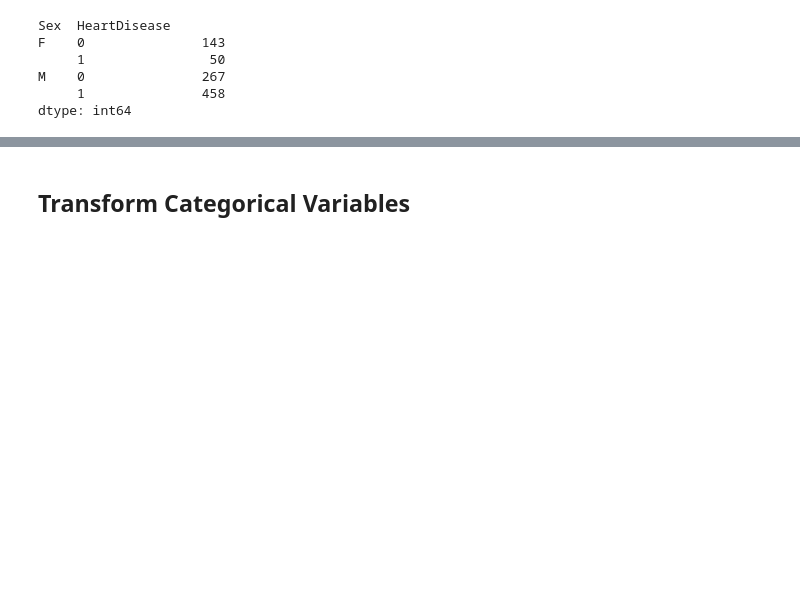
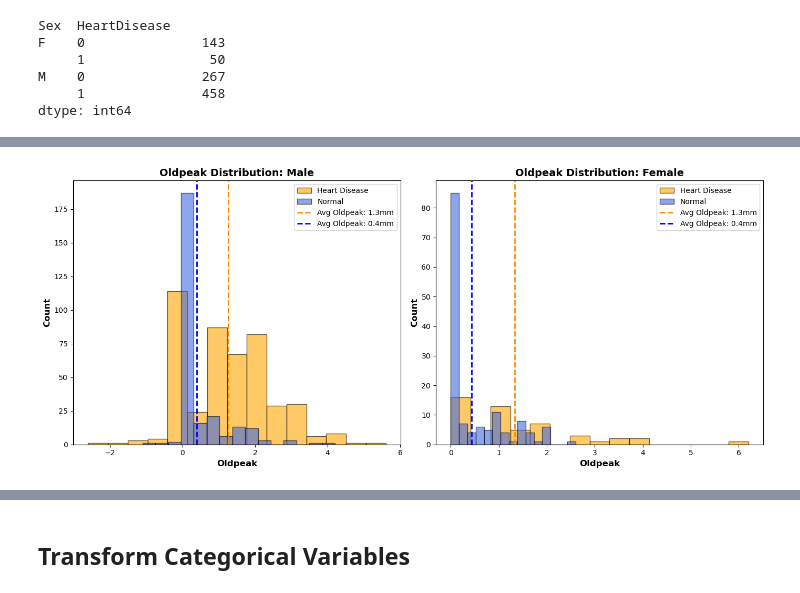
Before and after one commit to midorikawaguti/Heart_Failure_Prediction_Team_0, a Jupyter notebook: heart_failure_prediction-1.ipynb, the cells around one changed output, grey strips where cells are left out. Drawn from its saved outputs; the diff is of its cells as text; code cells hidden in the pictures; blank space fills up the shorter version.

```diff
--- a/heart_failure_prediction-1.ipynb
+++ b/heart_failure_prediction-1.ipynb
@@ -246,0 +247,45 @@ plt.show()
+# %%
+import matplotlib.pyplot as plt
+
+# Average cholesterol excluding values of cholesterol = 0
+avg_oldpeak_female_disease= heart_disease_female['Oldpeak'].mean()
+avg_oldpeak_female_normal= heart_normal_female['Oldpeak'].mean()
+
+avg_oldpeak_male_disease= heart_disease_male['Oldpeak'].mean()
+avg_oldpeak_male_normal= heart_normal_male['Oldpeak'].mean()
+
+fig, axes = plt.subplots(1, 2, figsize=(14, 6))
+
+# ---- Male Oldpeak Distribution ----
+axes[0].hist(heart_disease_male['Oldpeak'], bins=15, alpha=0.6, color='orange', edgecolor='black', label='Heart Disease')
+axes[0].hist(heart_normal_male['Oldpeak'], bins=15, alpha=0.6, color='royalblue', edgecolor='black', label='Normal')
+
+# Add vertical lines for average RestingBP
+axes[0].axvline(x=avg_oldpeak_male_disease, color='darkorange', linestyle='--', linewidth=2, label=f"Avg Oldpeak: {avg_oldpeak_male_disease:.1f}mm")
+axes[0].axvline(x=avg_oldpeak_male_normal, color='blue', linestyle='--', linewidth=2, label=f"Avg Oldpeak: {avg_oldpeak_male_normal:.1f}mm")
+
+# Labels & title
+axes[0].set_xlabel('Oldpeak', fontsize=12, fontweight='bold')
+axes[0].set_ylabel('Count', fontsize=12, fontweight='bold')
+axes[0].set_title('Oldpeak Distribution: Male', fontsize=14, fontweight='bold')
+axes[0].legend(loc='upper right', fontsize=10)
+
+# ---- Female Oldpeak Distribution ----
+axes[1].hist(heart_disease_female['Oldpeak'], bins=15, alpha=0.6, color='orange', edgecolor='black', label='Heart Disease')
+axes[1].hist(heart_normal_female['Oldpeak'], bins=15, alpha=0.6, color='royalblue', edgecolor='black', label='Normal')
+
+# Add vertical lines for average RestingBP
+axes[1].axvline(x=avg_oldpeak_female_disease, color='darkorange', linestyle='--', linewidth=2, label=f"Avg Oldpeak: {avg_oldpeak_female_disease:.1f}mm")
+axes[1].axvline(x=avg_oldpeak_female_normal, color='blue', linestyle='--', linewidth=2, label=f"Avg Oldpeak: {avg_oldpeak_female_normal:.1f}mm")
+
+# Labels & title
+axes[1].set_xlabel('Oldpeak', fontsize=12, fontweight='bold')
+axes[1].set_ylabel('Count', fontsize=12, fontweight='bold')
+axes[1].set_title('Oldpeak Distribution: Female', fontsize=14, fontweight='bold')
+axes[1].legend(loc='upper right', fontsize=10)
+
+# Adjust layout
+plt.tight_layout()  # Prevent overlap
+plt.show()
+# %% [output]
+[figure, added]
```
Also changed, not shown: parts of 13 cells of this notebook.
